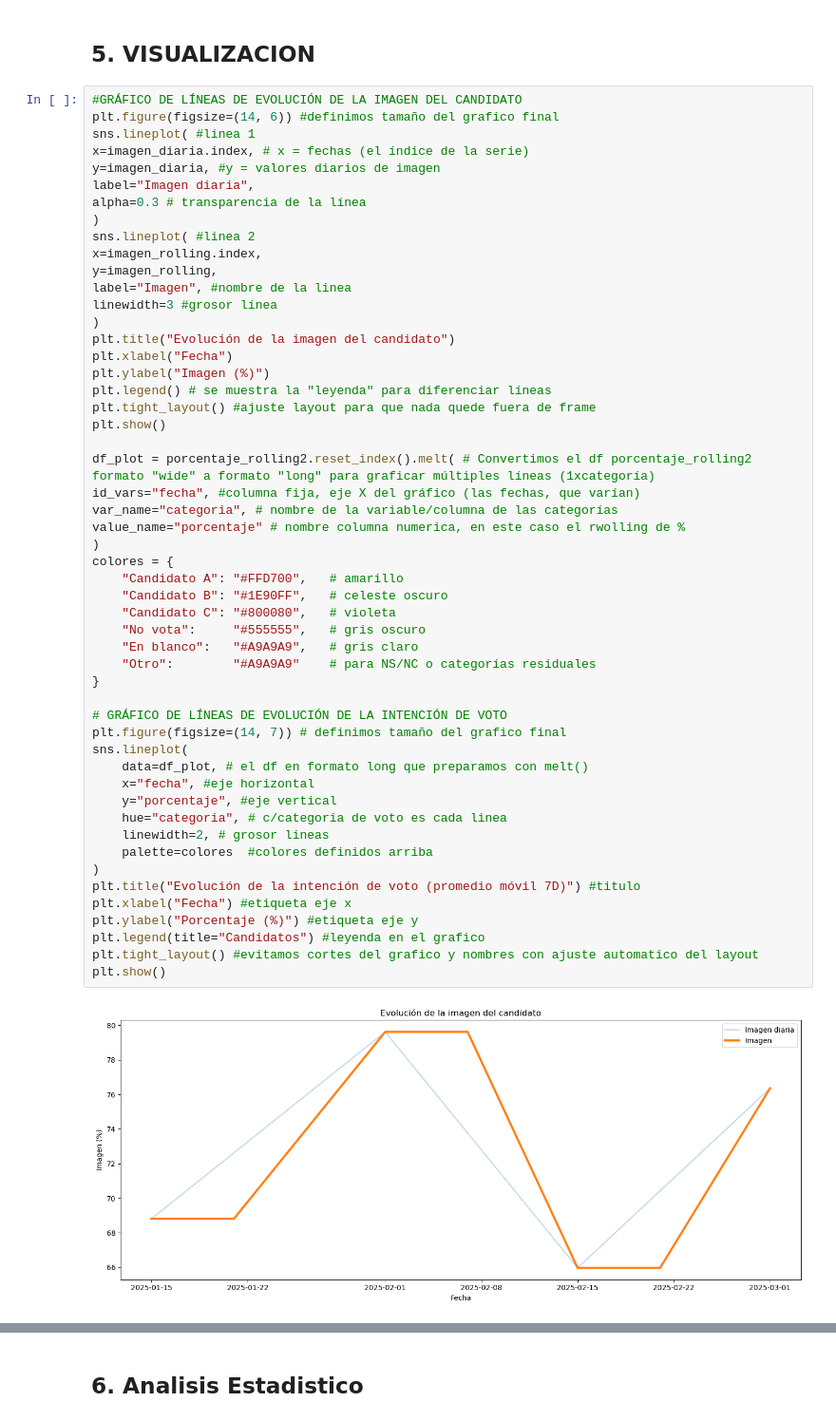
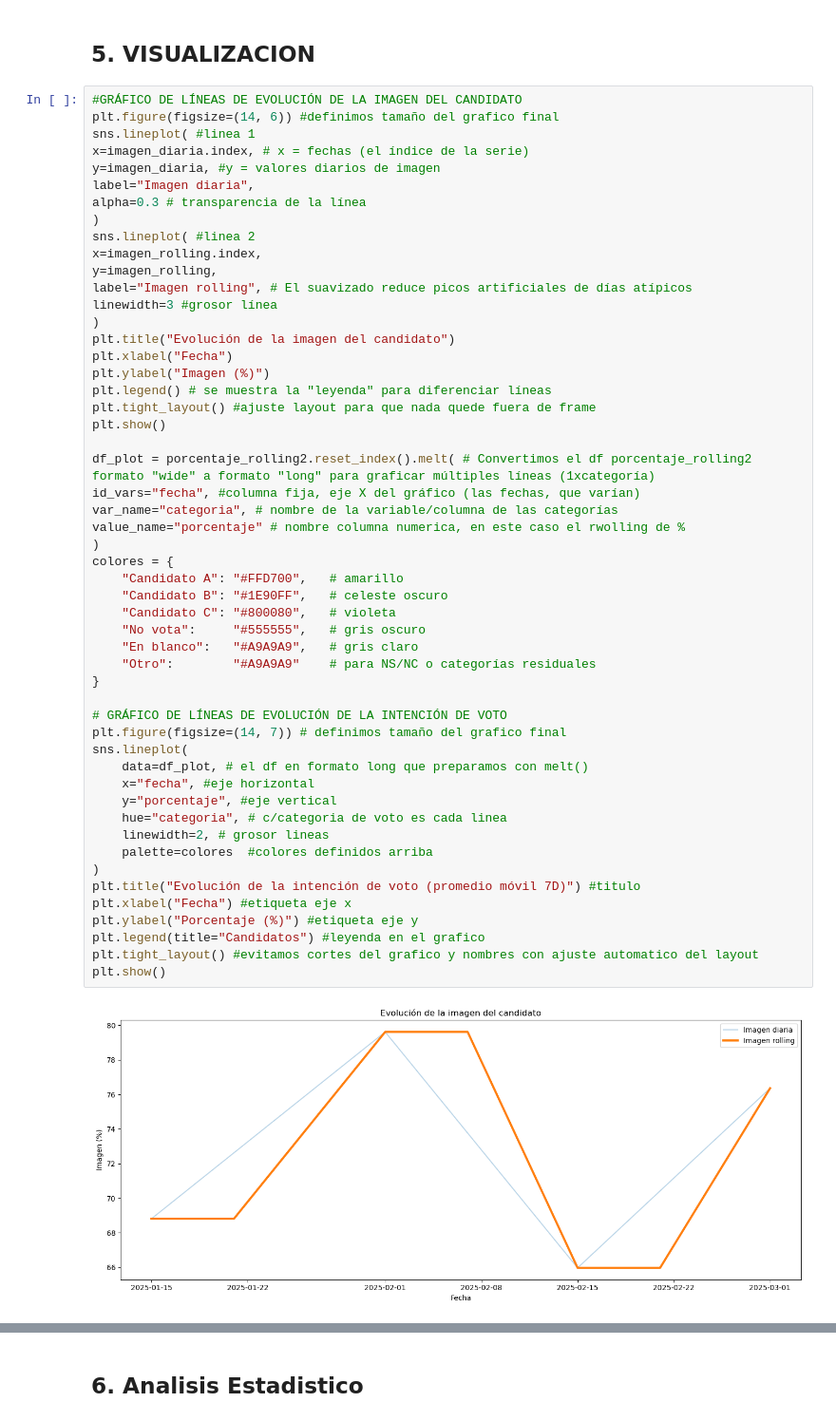
Before and after one commit to Lonelyprogram/TPFinaldeMET4OP, a Jupyter notebook: notebook/unionfinaltp.ipynb, the cells around one changed output, grey strips where cells are left out. Shown at 95% size. Drawn from its saved outputs; the diff is of its cells as text.

```diff
--- a/notebook/unionfinaltp.ipynb
+++ b/notebook/unionfinaltp.ipynb
@@ -168,7 +168,7 @@ alpha=0.3 # transparencia de la línea
 sns.lineplot( #linea 2
 x=imagen_rolling.index,
 y=imagen_rolling,
-label="Imagen", #nombre de la linea
+label="Imagen rolling", # El suavizado reduce picos artificiales de días atípicos
 linewidth=3 #grosor línea
 )
 plt.title("Evolución de la imagen del candidato")
@@ -182,34 +182,34 @@ df_plot = porcentaje_rolling2.reset_index().melt( # Convertimos el df porcentaje
 id_vars="fecha", #columna fija, eje X del gráfico (las fechas, que varían)
 var_name="categoria", # nombre de la variable/columna de las categorías
 value_name="porcentaje" # nombre columna numerica, en este caso el rwolling de %
 )
 colores = {
     "Candidato A": "#FFD700",   # amarillo
     "Candidato B": "#1E90FF",   # celeste oscuro
     "Candidato C": "#800080",   # violeta
     "No vota":     "#555555",   # gris oscuro
     "En blanco":   "#A9A9A9",   # gris claro
     "Otro":        "#A9A9A9"    # para NS/NC o categorías residuales
 }
 
 # GRÁFICO DE LÍNEAS DE EVOLUCIÓN DE LA INTENCIÓN DE VOTO
 plt.figure(figsize=(14, 7)) # definimos tamaño del grafico final
 sns.lineplot(
     data=df_plot, # el df en formato long que preparamos con melt()
     x="fecha", #eje horizontal
     y="porcentaje", #eje vertical
     hue="categoria", # c/categoria de voto es cada linea
     linewidth=2, # grosor lineas
     palette=colores  #colores definidos arriba
 )
 plt.title("Evolución de la intención de voto (promedio móvil 7D)") #titulo
 plt.xlabel("Fecha") #etiqueta eje x
 plt.ylabel("Porcentaje (%)") #etiqueta eje y
 plt.legend(title="Candidatos") #leyenda en el grafico
 plt.tight_layout() #evitamos cortes del grafico y nombres con ajuste automatico del layout
 plt.show()
 # %% [output]
-[figure, old version]
+[figure, new version]
 [figure]
 # %% [markdown]
 ## 6. Analisis Estadistico ####
```
Also changed, not shown: parts of 31 cells of this notebook.
